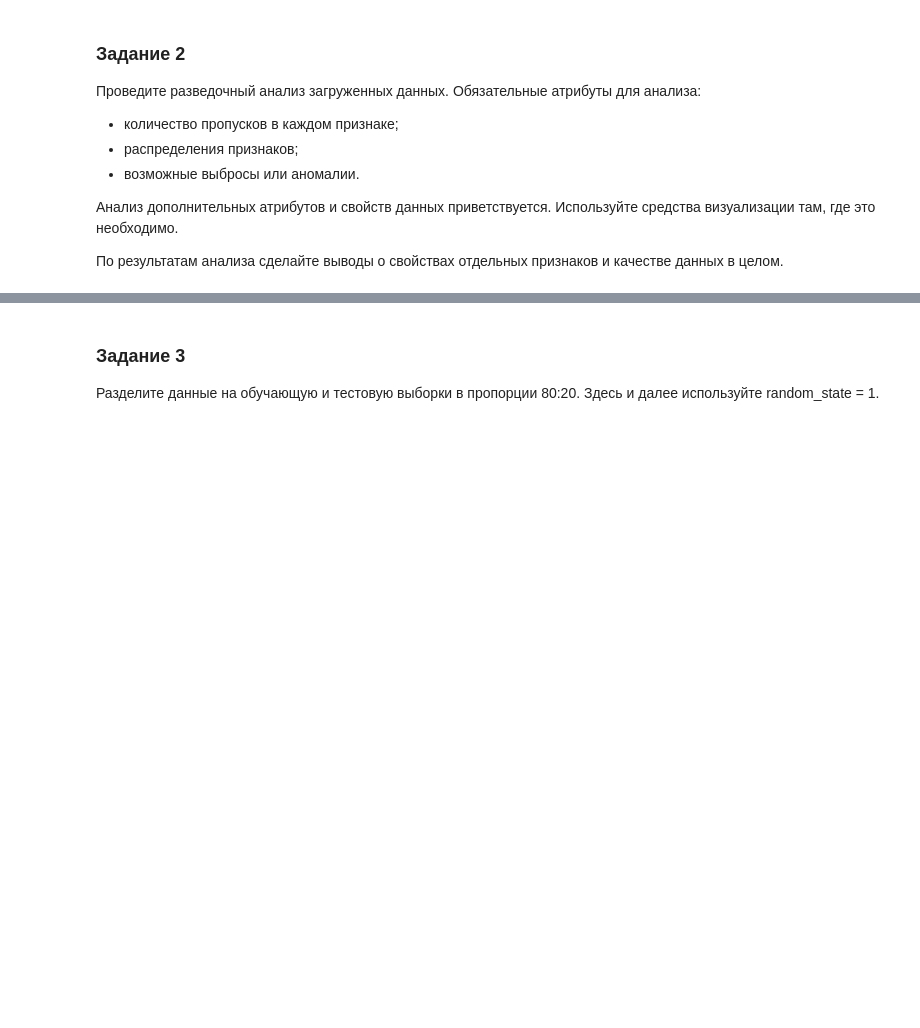
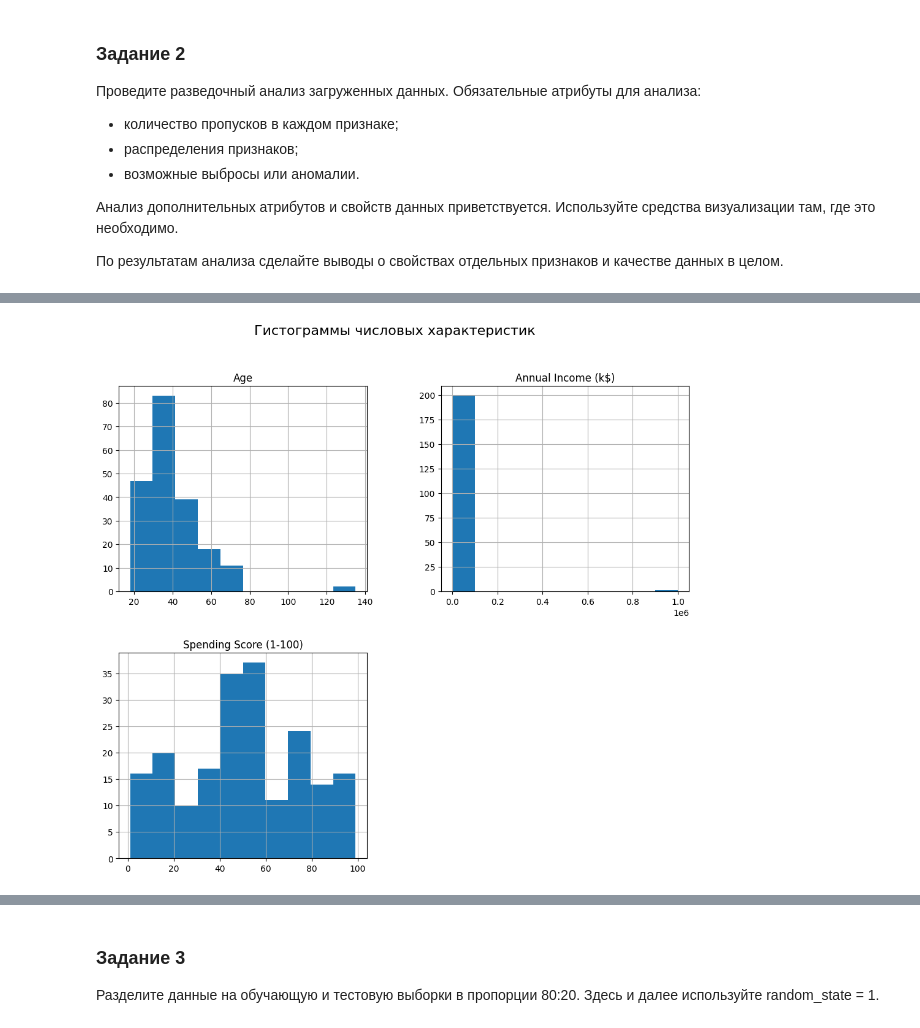
Before and after one commit to Ritorta/machine-learning, a Jupyter notebook: Work#6/Task_1.ipynb, the cells around one changed output, grey strips where cells are left out. Cells and saved outputs as stored; diff of their text form; code cells hidden in the pictures; blank space fills up the shorter version.

```diff
--- a/Work#6/Task_1.ipynb
+++ b/Work#6/Task_1.ipynb
@@ -52,0 +226,7 @@ df.head()
+# %%
+# Гистограммы числовых характеристик
+df.hist(figsize=(12, 10))
+plt.suptitle("Гистограммы числовых характеристик", fontsize=16)
+plt.show()
+# %% [output]
+[figure, added]
```
Also changed, not shown: parts of 27 cells of this notebook.
